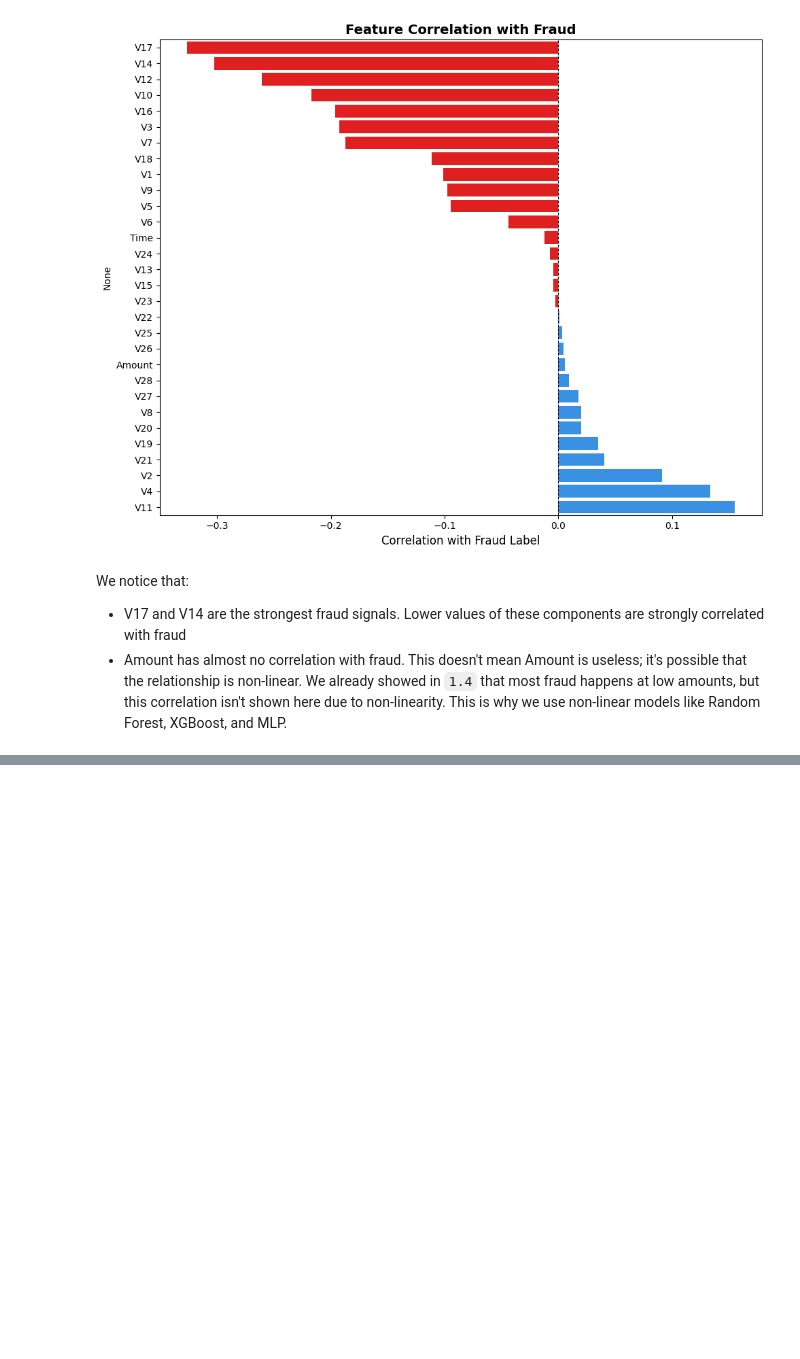
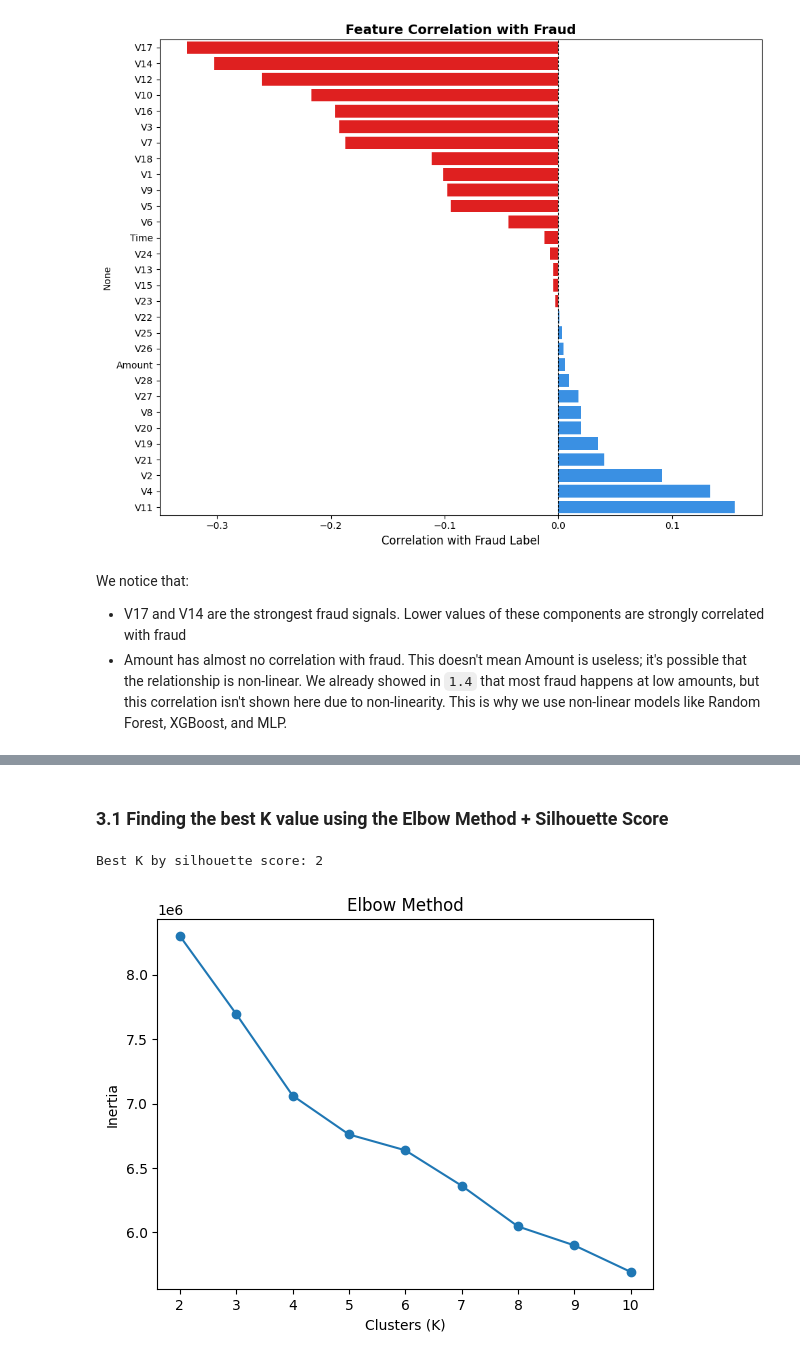
Before and after one commit to ShawarmaOnGit/ML-Assessment, a Jupyter notebook: credit_card_fraud_detection.ipynb, the cells around one changed output, grey strips where cells are left out. Cells and saved outputs as stored; diff of their text form; code cells hidden in the pictures; blank space fills up the shorter version.

Commit message:
feat: Train K-Means model

```diff
--- a/credit_card_fraud_detection.ipynb
+++ b/credit_card_fraud_detection.ipynb
@@ -247,0 +260,10 @@ We notice that:
+# %%
+from sklearn.model_selection import train_test_split
+
+X = df.loc[:, df.columns != "Class"]  # All features
+y = df["Class"]                       # Target (0s and 1s)
+
+X_train, X_test, y_train, y_test = train_test_split(X, y, test_size=0.2, random_state=99, stratify=y)
+
+print(f"Training set: {X_train.shape[0]:,} samples with {y_train.sum()} frauds")
+print(f"Test set: {X_test.shape[0]:,} samples with {y_test.sum()} frauds")
@@ -247,0 +293,7 @@ We notice that:
+# %%
+from sklearn.preprocessing import RobustScaler
+
+scaler = RobustScaler()
+
+X_train[['Time', 'Amount']] = scaler.fit_transform(X_train[['Time', 'Amount']])
+X_test[['Time', 'Amount']]  = scaler.transform(X_test[['Time', 'Amount']])
@@ -247,0 +328,31 @@ We notice that:
+# %% [markdown]
+### 3.1 Finding the best K value using the Elbow Method + Silhouette Score
+# %%
+from sklearn.cluster import KMeans
+from sklearn.metrics import silhouette_score
+
+cluster_numbers = [i for i in range(2, 11)]
+inertia = []
+silhouette_scores = []
+
+for k in cluster_numbers:
+    kmeans = KMeans(n_clusters=k, random_state=99)
+    labels = kmeans.fit_predict(X_train)
+    inertia.append(kmeans.inertia_)
+
+    silhouette_average = silhouette_score(X_train, labels, sample_size=20000)
+    silhouette_scores.append(silhouette_average)
+
+best_k = cluster_numbers[silhouette_scores.index(max(silhouette_scores))]
+print(f"Best K from the silhouette score: {best_k}")
+# %% [output]
+Best K by silhouette score: 2
+# %%
+plt.plot(cluster_numbers, inertia, marker='o')
+plt.title("Elbow Method")
+plt.xlabel("Clusters (K)")
+plt.ylabel("Inertia")
+plt.savefig('plots/elbow_method.png', dpi=200)
+plt.show()
+# %% [output]
+[figure, added]
```
Also changed, not shown: parts of 15 cells of this notebook.
